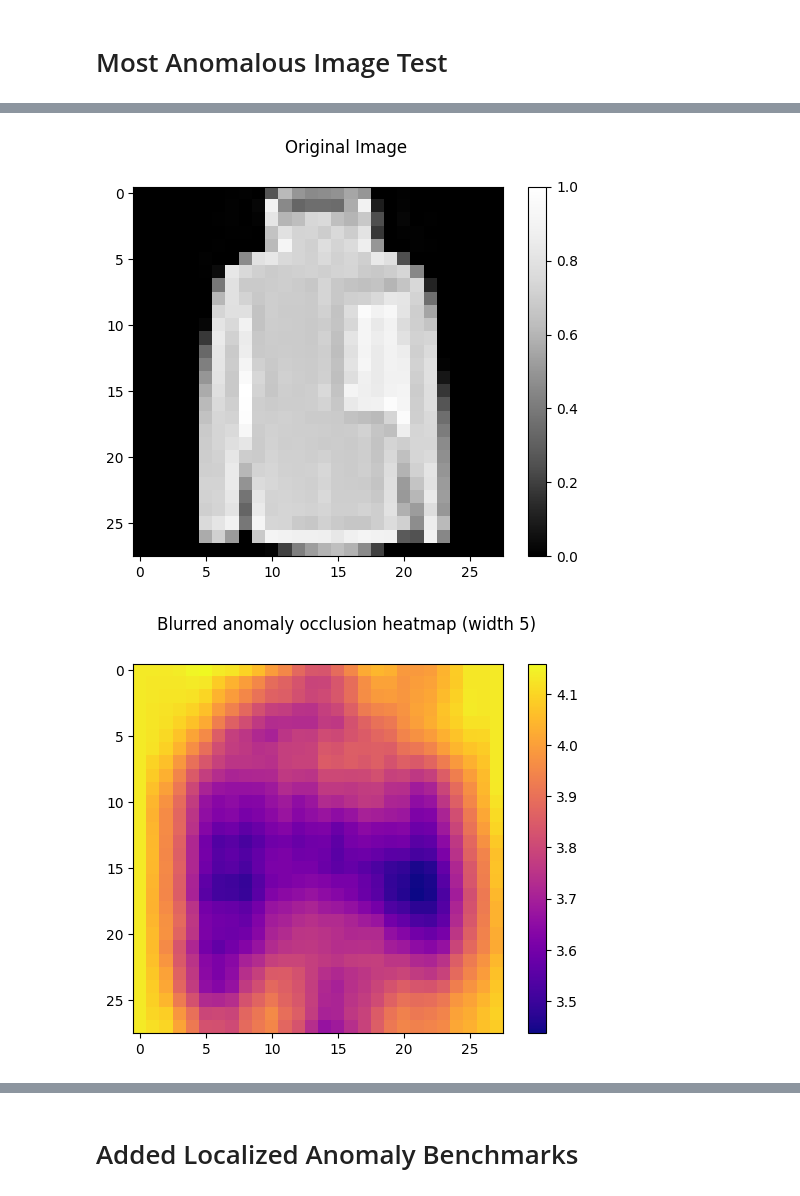
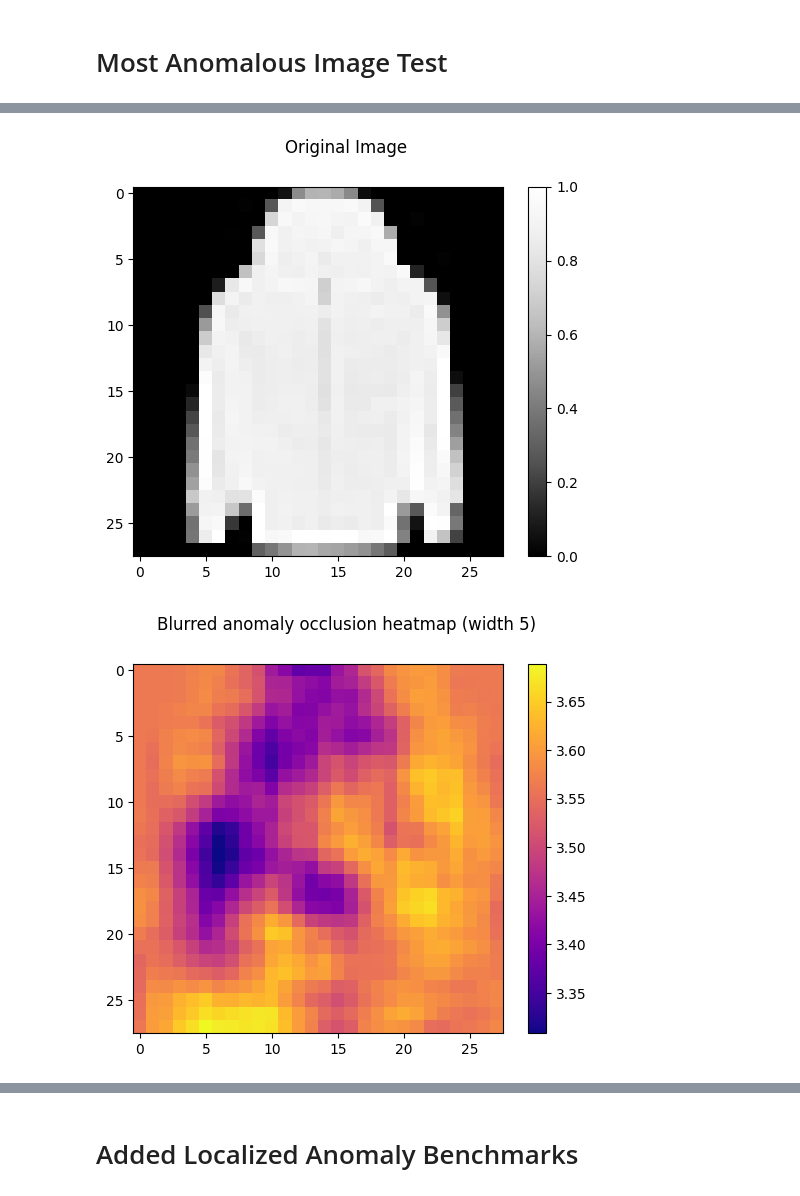
Before and after one commit to Genentech/data-detective, a Jupyter notebook: Interpretability.ipynb, the cells around one changed output, grey strips where cells are left out. Saved outputs shown, nothing was run; the diff lists cells and outputs as text; code cells hidden in the pictures.

```diff
--- a/Interpretability.ipynb
+++ b/Interpretability.ipynb
@@ -258,7 +274,7 @@ def box_blur(tensor, width):
 
 def occlusion_interpretability(img, model, occ, color_bounds="auto"):
     occluded_image_dict = {}
-    for first_dim in range(img.shape[1]):
+    for first_dim in tqdm(range(img.shape[1])):
         for second_dim in range(img.shape[2]):
             occluded = occ(img, (first_dim, second_dim))
             occluded_image_dict[tuple((first_dim, second_dim))] = occluded
@@ -268,7 +284,6 @@ def occlusion_interpretability(img, model, occ, color_bounds="auto"):
 #     embeddings = np.concatenate(Parallel(n_jobs=6)(delayed(resnet)(img) for img in tqdm(occluded_image_dict.values())), axis=0)
     localized_anomaly_scores = model.decision_function(embeddings)
     reshaped_localized_anomaly_score = torch.FloatTensor(list(localized_anomaly_scores)).reshape(img.shape[-2:])
-
     plot_occ_results(img, reshaped_localized_anomaly_score, occ.width, color_bounds)
     return reshaped_localized_anomaly_score
 
@@ -277,12 +292,12 @@ METHOD = 'cblof_anomaly_validator_method'
 # Performance on Average (repeat: random) Datapoint
 # %%
 sample = dataset[7]
-img = sample['image']
+img = sample['fashion_mnist_image']
 occ = OcclusionTransform(width=5)
 occed = occ(img, (15, 15))
 
-model_results, model = results['unsupervised_anomaly_data_validator'][METHOD]['resnet50_backbone_image_results']
-res_min, res_max = model_results.min(), model_results.max()
+model_results, model = results['unsupervised_anomaly_data_validator'][METHOD]['resnet50_backbone_fashion_mnist_image_results']
+res_min, res_max = min(model_results.values()), max(model_results.values())
 interp_results = occlusion_interpretability(img, model, occ, (res_min, res_max))
 
 # occluded_image_dict = {}
@@ -303,4 +314,5 @@ array([3.52649164, 3.47043109, 3.30923557, ..., 3.55399251, 3.21994686,
 # %% [markdown]
 # Most Anomalous Image Test
 # %%
-argmax = model_results.argmax()
+argmax_sample_id = max(model_results, key=model_results.get)
+argmax_sample_id
@@ -311,10 +325,10 @@ model_results[argmax]
 # %%
-print(dataset[argmax]['label'])
-image = dataset[argmax]['image']
+print(dataset[argmax_sample_id]['label'])
+image = dataset[argmax_sample_id]['fashion_mnist_image']
 # image = sample['image']
 occ = OcclusionTransform(width=5)
 occed = occ(image, (15, 15))
-_, model = results['unsupervised_anomaly_data_validator'][METHOD]['resnet50_backbone_image_results']
+_, model = results['unsupervised_anomaly_data_validator'][METHOD]['resnet50_backbone_fashion_mnist_image_results']
 
 
 plt.figure()
@@ -333,12 +347,12 @@ plt.show()
 # %%
-sample = dataset[argmax]
-img = sample['image']
+sample = dataset[argmax_sample_id]
+img = sample['fashion_mnist_image']
 occ = OcclusionTransform(width=5)
 occed = occ(img, (15, 15))
 
 for method in ['iforest', 'cblof', 'pca']:
     method_name = f'{method}_anomaly_validator_method'
-    model_results, model = results['unsupervised_anomaly_data_validator'][method_name]['resnet50_backbone_image_results']
-    res_min, res_max = model_results.min(), model_results.max()
+    model_results, model = results['unsupervised_anomaly_data_validator'][method_name]['resnet50_backbone_fashion_mnist_image_results']
+    res_min, res_max = min(model_results.values()), max(model_results.values())
     interp_results = occlusion_interpretability(img, model, occ)
 # %% [output]
@@ -348,2 +362,2 @@ for method in ['iforest', 'cblof', 'pca']:
-[figure, old version]
+[figure, new version]
-[figure, old version]
+[figure, new version]
```
Also changed, not shown: parts of 23 cells of this notebook, 8 other files.
